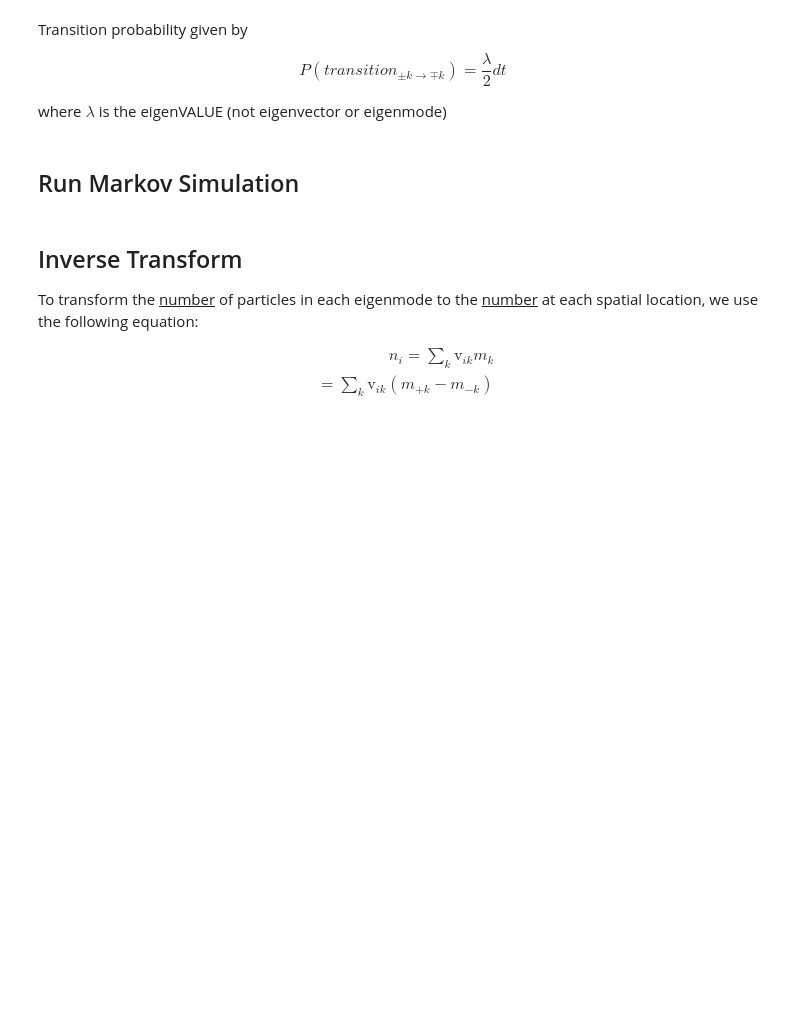
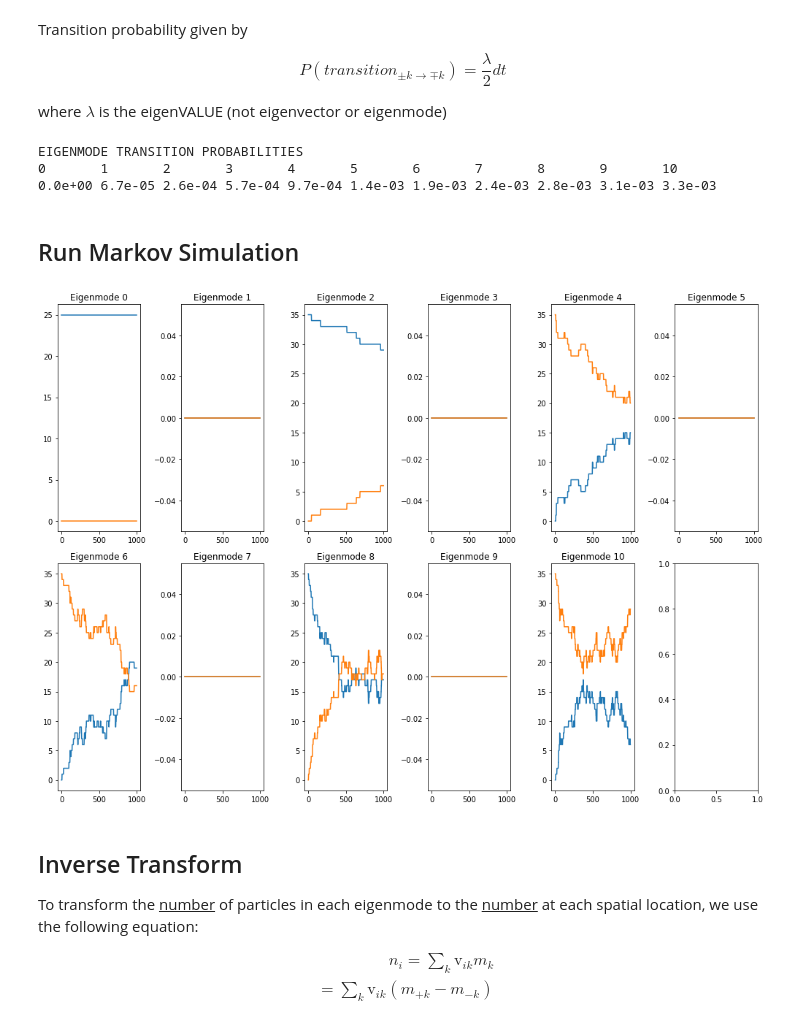
Before and after one commit to margotwagner/diffusion-model, a Jupyter notebook: notebooks/markov-eigenmode-validation/eme-rw-1d-src-variance.ipynb, the cells around one changed output. Cells and saved outputs as stored; diff of their text form; code cells hidden in the pictures; blank space fills up the shorter version.

```diff
--- a/notebooks/markov-eigenmode-validation/eme-rw-1d-src-variance.ipynb
+++ b/notebooks/markov-eigenmode-validation/eme-rw-1d-src-variance.ipynb
@@ -773,8 +546,11 @@ def get_eigenmode_transition_probability(
 # %%
 # initialize eigenmode Markov model transition probabilities
-eigenmode_transition_probability = get_eigenmode_transition_probability(
-    eigenvalues,
+eigenmode_transition_probability = emd_model.get_eigenmode_transition_probability(
     print_output=True
 )
+# %% [output]
+EIGENMODE TRANSITION PROBABILITIES
+0       1       2       3       4       5       6       7       8       9       10
+0.0e+00 6.7e-05 2.6e-04 5.7e-04 9.7e-04 1.4e-03 1.9e-03 2.4e-03 2.8e-03 3.1e-03 3.3e-03
 # %% [markdown]
 ## Run Markov Simulation
@@ -895,15 +557,10 @@ def eigenmode_markov_simulation(
 # %%
 # run Markov model
-n_per_eigenmode_state = eigenmode_markov_simulation(
-    n_spatial_locs,
-    [init_n_positive_modes, init_n_negative_modes],
-    eigenmode_transition_probability,
-    n_particles,
-    dt,
-    n_time_pts,
-    plot=True,
-    print_out=True,
+n_per_eigenmode_state = emd_model.run_simulation(
+    plot_simulation=True,
 )
+# %% [output]
+[figure, added]
 # %% [markdown]
 ## Inverse Transform
 
```
Also changed, not shown: parts of 38 cells of this notebook, 1 other file.
